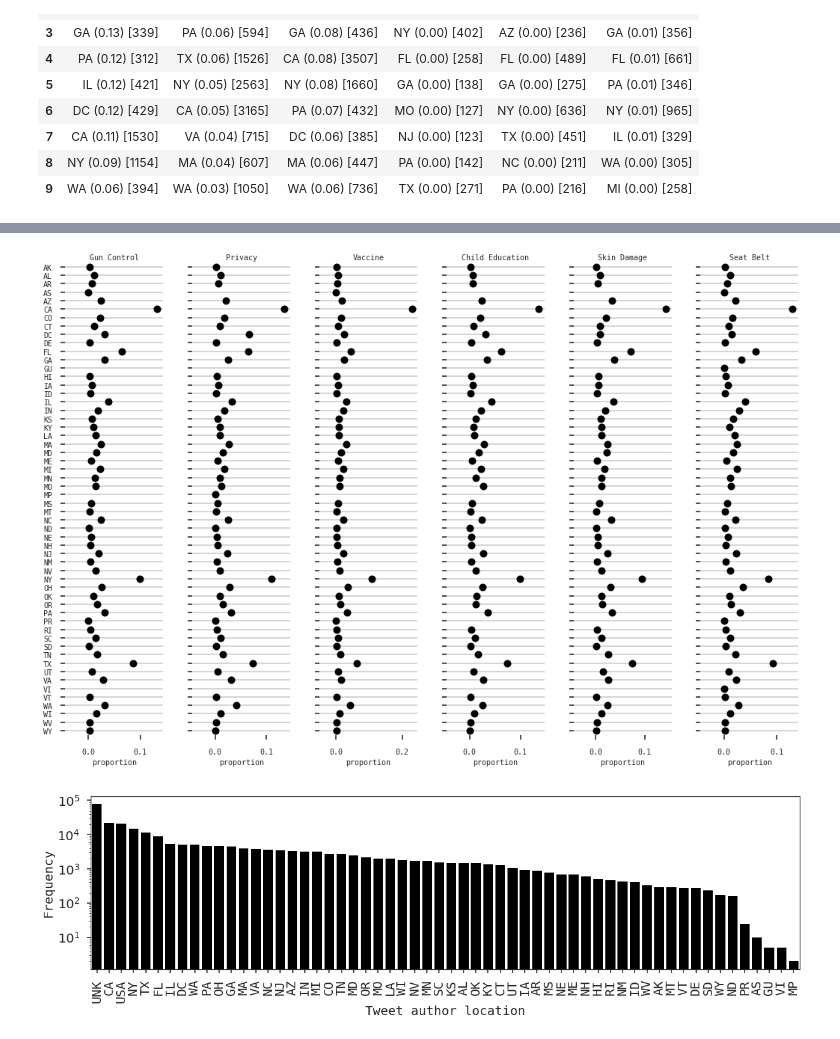
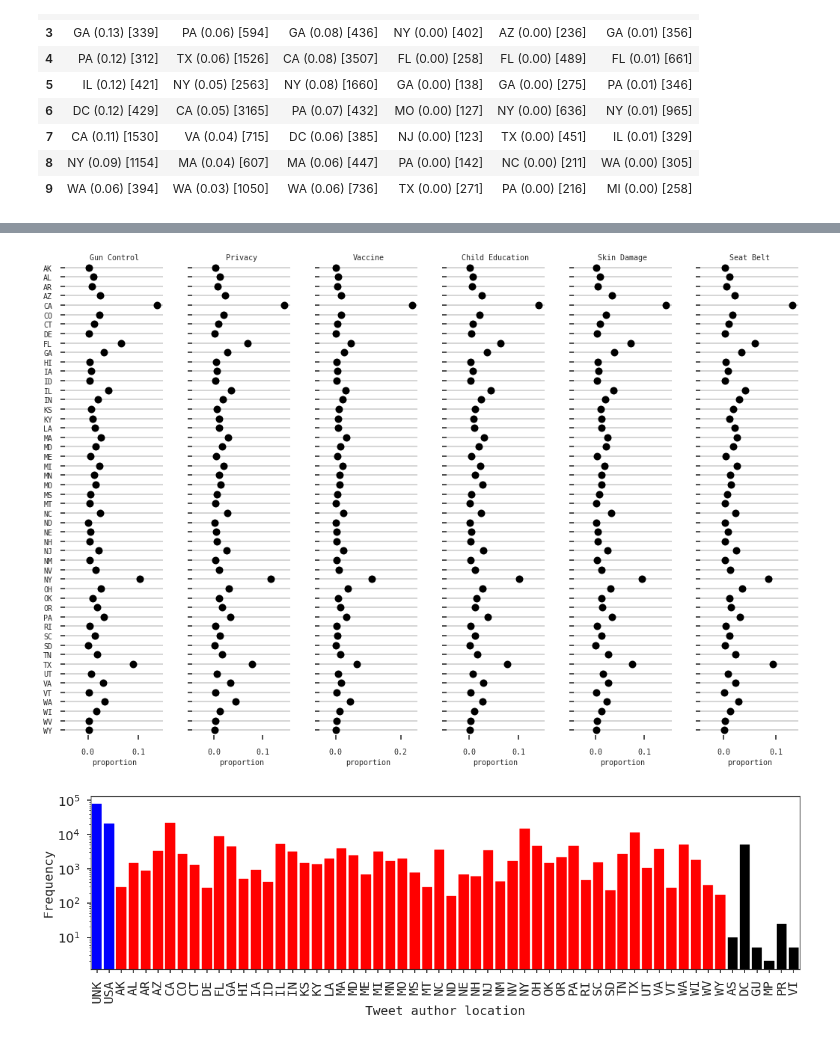
Before and after one commit to napsternxg/ControversialTweetAnalysis, a Jupyter notebook: Tweet Location Analysis.ipynb, the cells around one changed output, grey strips where cells are left out. Saved outputs shown, nothing was run; the diff lists cells and outputs as text; code cells hidden in the pictures.

Commit message:
Version used in paper, fixed tables.

```diff
--- a/Tweet Location Analysis.ipynb
+++ b/Tweet Location Analysis.ipynb
@@ -31,7 +31,7 @@ TOPIC_MAPPING={
 topic_order=["Gun Control", "Privacy", "Vaccine",
              "Child Education", "Skin Damage", "Seat Belt"]
 df = pd.read_hdf("FINAL_ANALYSIS_DATA.h5", "final_data").rename(columns={
-        u'is_controvertial': u'is_controversial'
+        #u'is_controvertial': u'is_controversial'
     }).assign(
     topic_name=lambda x: x.topic_name.apply(lambda k: TOPIC_MAPPING[k.split('/')[0]]),
 )
@@ -346,6 +346,8 @@ pd.concat(df_topics, axis=1, keys=topic_order)
 | 8 | NY (0.09) [1154] | MA (0.04) [607] | MA (0.06) [447] | PA (0.00) [142] | NC (0.00) [211] | WA (0.00) [305] |
 | 9 | WA (0.06) [394] | WA (0.03) [1050] | WA (0.06) [736] | TX (0.00) [271] | PA (0.00) [216] | MI (0.00) [258] |
 # %%
+NON_STATES = set(["UNK", "USA", "AS", "DC", "GU",
+              "MP", "PR", "VI"])
 fig, ax = plt.subplots(1,1,figsize=(15,5))
 with sns.plotting_context(
     rc={"axes.titlesize": 10,
@@ -355,7 +357,7 @@ with sns.plotting_context(
        }), sns.axes_style(
     rc={"font.family": "monospace"}):
     g = sns.barplot(y="is_controversial", x="u_state",
-                data=df[df.u_state != "USA"].sort_values("u_state"),
+                data=df[~df.u_state.isin(NON_STATES)].sort_values("u_state"),
                ax=ax, color="r")
     ax.axhline(y=0.5, linestyle='--', color="k", lw=1.)
     ax.set_ylabel("Proportion of controversial tweets")
@@ -366,0 +395,30 @@ with sns.plotting_context(
+# %%
+LOCATION_ORDER = (["UNK", "USA"] + sorted(set(
+            df.u_state.fillna("UNK").value_counts().index
+    ) - NON_STATES)+ sorted(["AS", "DC", "GU",
+              "MP", "PR", "VI"]))
+colors = ["b"] * 2 + ["r"]*50 +["k"]*6
+total_controversial = df[(df.is_controversial == 1) & (~df.u_state.isin(NON_STATES))].shape[0] * 1.
+fig, ax = plt.subplots(1,1,figsize=(16,5))
+with sns.plotting_context(
+    rc={"axes.titlesize": 10,
+        "axes.labelsize": 10,
+        "xtick.labelsize": 10,
+        "ytick.labelsize": 10,
+       }), sns.axes_style(
+    rc={"font.family": "monospace"}):
+    g = sns.barplot(y="is_controversial", x="u_state",
+                data=df[
+            (df.is_controversial == 1)
+            & (~df.u_state.isin(NON_STATES))
+        ],
+               ax=ax, color="r",
+                    order=LOCATION_ORDER[2:-6],
+                    ci=None, estimator=lambda x: len(x)/total_controversial)
+    #ax.axhline(y=0.5, linestyle='--', color="k", lw=1.)
+    ax.set_ylabel("Distribution of controversial tweets\nacross states")
+    ax.set_xlabel("US States")
+    #ax.tick_params(axis='x', which='major', labelsize=10)
+    #[ax.patches[i].set_color(c) for i, c in enumerate(colors)]
+    sns.despine(offset=10)
+    #plt.setp(ax.get_xticklabels()[:3], rotation=90)
@@ -367,5 +427,5 @@ with sns.plotting_context(
 # %%
-df_t = df[(df.u_state != "USA") & (~df.u_state.isnull())].pivot_table(
+df_t = df[(~df.u_state.isin(NON_STATES)) & (~df.u_state.isnull())].pivot_table(
     index="u_state", columns="topic_name", values="t_id", aggfunc=len)
 with sns.plotting_context(
     rc={"axes.titlesize": 10,
@@ -399,25 +459,31 @@ with sns.plotting_context(
 
 # Draw a dot plot using the stripplot function
 # %% [output]
-[figure, old version]
+[figure, new version]
 # %%
+LOCATION_ORDER = (["UNK", "USA"] + sorted(set(
+            df.u_state.fillna("UNK").value_counts().index
+    ) - NON_STATES)+ sorted(["AS", "DC", "GU",
+              "MP", "PR", "VI"]))
+colors = ["b"] * 2 + ["r"]*50 +["k"]*6
 with sns.plotting_context(
     rc={"axes.titlesize": 10,
         "axes.labelsize": 20,
         "xtick.labelsize": 20,
         "ytick.labelsize": 20,
        }), sns.axes_style(
     rc={"font.family": "monospace"}):
     fig, ax = plt.subplots(1,1, figsize=(20,5))
     ax = sns.countplot(df.u_state.fillna("UNK"), color='k', ax=ax,
-                      order=df.u_state.fillna("UNK").value_counts().index)
+                      order=LOCATION_ORDER)
     ax.set_yscale('log')
     ax.set_ylabel('Frequency')
     ax.set_xlabel('Tweet author location')
     plt.xticks(rotation='vertical')
     #sns.despine(offset=2)
+    [ax.patches[i].set_color(c) for i, c in enumerate(colors)]
 # %% [output]
-[figure, old version]
+[figure, new version]
 # %%
 pd.concat([pd.DataFrame(k.reset_index().values, columns=["Location", "Counts"])
     for k in np.array_split(df.u_state.fillna("UNK").value_counts(), 4, axis=0)], axis=1)
```
Also changed, not shown: parts of 10 cells of this notebook, 2 other files.
